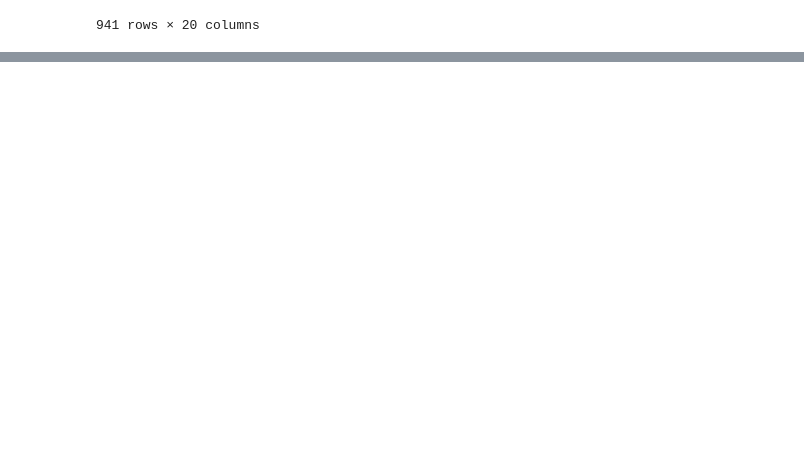
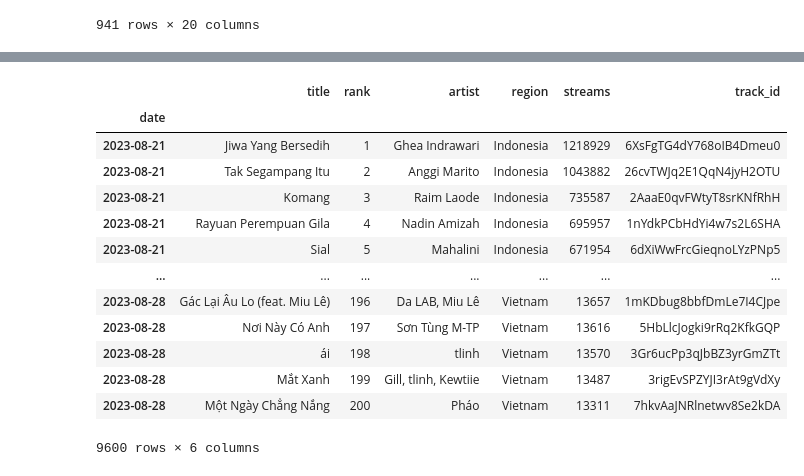
Before and after one commit to jeremiahfernandez97/spotify-pipeline, a Jupyter notebook: spotify_pipeline.ipynb, the cells around one changed output, grey strips where cells are left out. Cells and saved outputs as stored; diff of their text form; code cells hidden in the pictures; blank space fills up the shorter version.

```diff
--- a/spotify_pipeline.ipynb
+++ b/spotify_pipeline.ipynb
@@ -526,0 +528,5 @@ get_track_data("6HpkHTTwfVmSoopeloHqOp", "fe07a9a23ea54344be9aa80e33d7583b", "71
+# %%
+# extract track_id from url and drop url column
+charts_df["track_id"] = charts_df["url"].str.replace("https://open.spotify.com/track/", "")
+# %%
+charts_df.drop("url", axis=1, inplace=True)
@@ -526,0 +544,21 @@ get_track_data("6HpkHTTwfVmSoopeloHqOp", "fe07a9a23ea54344be9aa80e33d7583b", "71
+# %%
+# change streams dtypes from object to integer
+charts_df["streams"] = charts_df["streams"].str.replace(",","").astype(int)
+# %%
+# inspect
+charts_df
+# %% [output]
+|  | title | rank | artist | region | streams | track_id |
+| date |  |  |  |  |  |  |
+| 2023-08-21 | Jiwa Yang Bersedih | 1 | Ghea Indrawari | Indonesia | 1218929 | 6XsFgTG4dY768oIB4Dmeu0 |
+| 2023-08-21 | Tak Segampang Itu | 2 | Anggi Marito | Indonesia | 1043882 | 26cvTWJq2E1QqN4jyH2OTU |
+| 2023-08-21 | Komang | 3 | Raim Laode | Indonesia | 735587 | 2AaaE0qvFWtyT8srKNfRhH |
+| 2023-08-21 | Rayuan Perempuan Gila | 4 | Nadin Amizah | Indonesia | 695957 | 1nYdkPCbHdYi4w7s2L6SHA |
+| 2023-08-21 | Sial | 5 | Mahalini | Indonesia | 671954 | 6dXiWwFrcGieqnoLYzPNp5 |
+| ... | ... | ... | ... | ... | ... | ... |
+| 2023-08-28 | Gác Lại Âu Lo (feat. Miu Lê) | 196 | Da LAB, Miu Lê | Vietnam | 13657 | 1mKDbug8bbfDmLe7I4CJpe |
+| 2023-08-28 | Nơi Này Có Anh | 197 | Sơn Tùng M-TP | Vietnam | 13616 | 5HbLlcJogki9rRq2KfkGQP |
+| 2023-08-28 | ái | 198 | tlinh | Vietnam | 13570 | 3Gr6ucPp3qJbBZ3yrGmZTt |
+| 2023-08-28 | Mắt Xanh | 199 | Gill, tlinh, Kewtiie | Vietnam | 13487 | 3rigEvSPZYJI3rAt9gVdXy |
+| 2023-08-28 | Một Ngày Chẳng Nắng | 200 | Pháo | Vietnam | 13311 | 7hkvAaJNRlnetwv8Se2kDA |
+9600 rows × 6 columns
```
Also changed, not shown: parts of 17 cells of this notebook.
